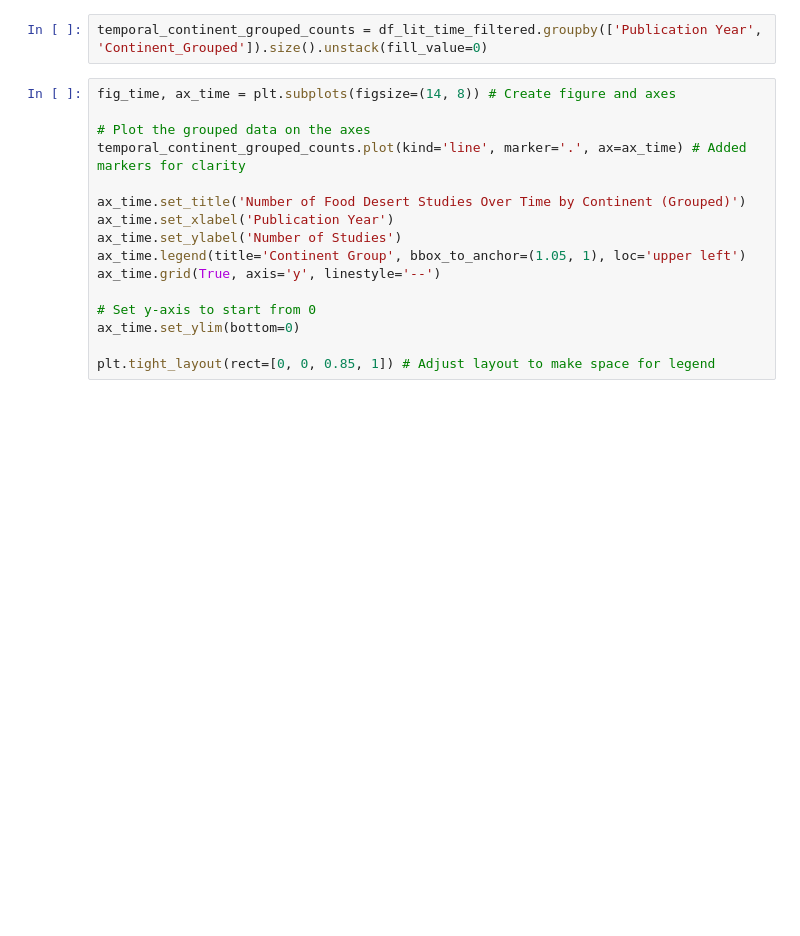
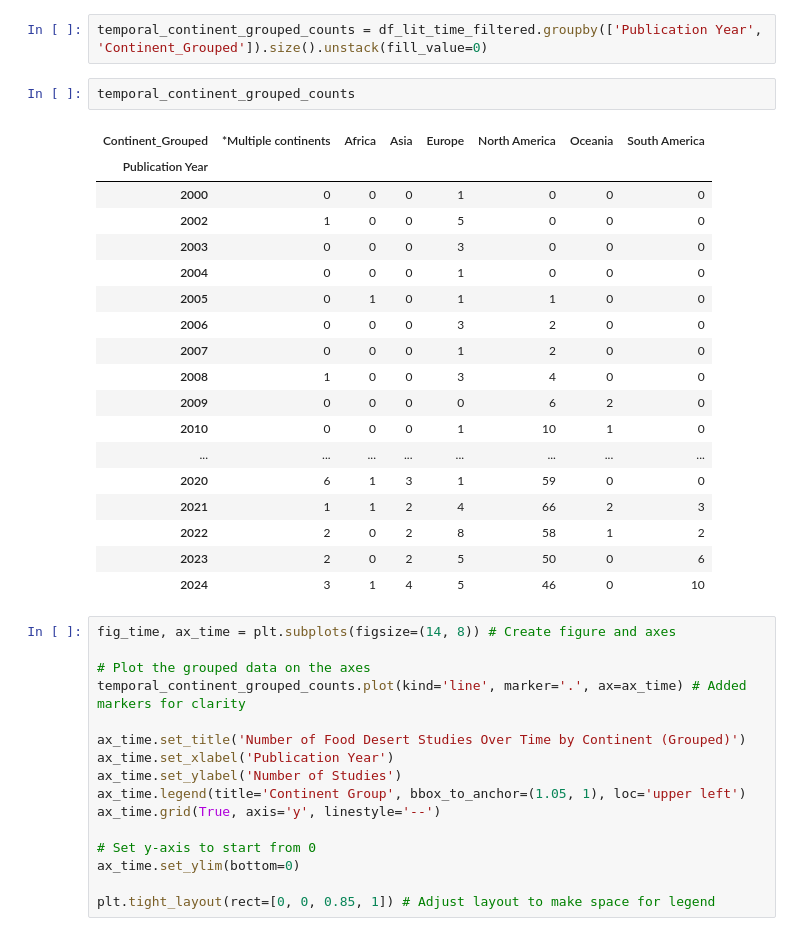
Before and after one commit to youngjour/fooddesert_review, a Jupyter notebook: visualize.ipynb, the cells around one changed output. Saved outputs shown, nothing was run; the diff lists cells and outputs as text; blank space fills up the shorter version.

```diff
--- a/visualize.ipynb
+++ b/visualize.ipynb
@@ -442,6 +435,27 @@ def group_continent(continent):
 df_lit_time_filtered['Continent_Grouped'] = df_lit_time_filtered['Continent'].apply(group_continent)
 # %%
 temporal_continent_grouped_counts = df_lit_time_filtered.groupby(['Publication Year', 'Continent_Grouped']).size().unstack(fill_value=0)
+# %%
+temporal_continent_grouped_counts
+# %% [output]
+| Continent_Grouped | *Multiple continents | Africa | Asia | Europe | North America | Oceania | South America |
+| Publication Year |  |  |  |  |  |  |  |
+| 2000 | 0 | 0 | 0 | 1 | 0 | 0 | 0 |
+| 2002 | 1 | 0 | 0 | 5 | 0 | 0 | 0 |
+| 2003 | 0 | 0 | 0 | 3 | 0 | 0 | 0 |
+| 2004 | 0 | 0 | 0 | 1 | 0 | 0 | 0 |
+| 2005 | 0 | 1 | 0 | 1 | 1 | 0 | 0 |
+| 2006 | 0 | 0 | 0 | 3 | 2 | 0 | 0 |
+| 2007 | 0 | 0 | 0 | 1 | 2 | 0 | 0 |
+| 2008 | 1 | 0 | 0 | 3 | 4 | 0 | 0 |
+| 2009 | 0 | 0 | 0 | 0 | 6 | 2 | 0 |
+| 2010 | 0 | 0 | 0 | 1 | 10 | 1 | 0 |
+| ... | ... | ... | ... | ... | ... | ... | ... |
+| 2020 | 6 | 1 | 3 | 1 | 59 | 0 | 0 |
+| 2021 | 1 | 1 | 2 | 4 | 66 | 2 | 3 |
+| 2022 | 2 | 0 | 2 | 8 | 58 | 1 | 2 |
+| 2023 | 2 | 0 | 2 | 5 | 50 | 0 | 6 |
+| 2024 | 3 | 1 | 4 | 5 | 46 | 0 | 10 |
 # %%
 fig_time, ax_time = plt.subplots(figsize=(14, 8)) # Create figure and axes
 
```
Also changed, not shown: parts of 21 cells of this notebook, 5 other files.
